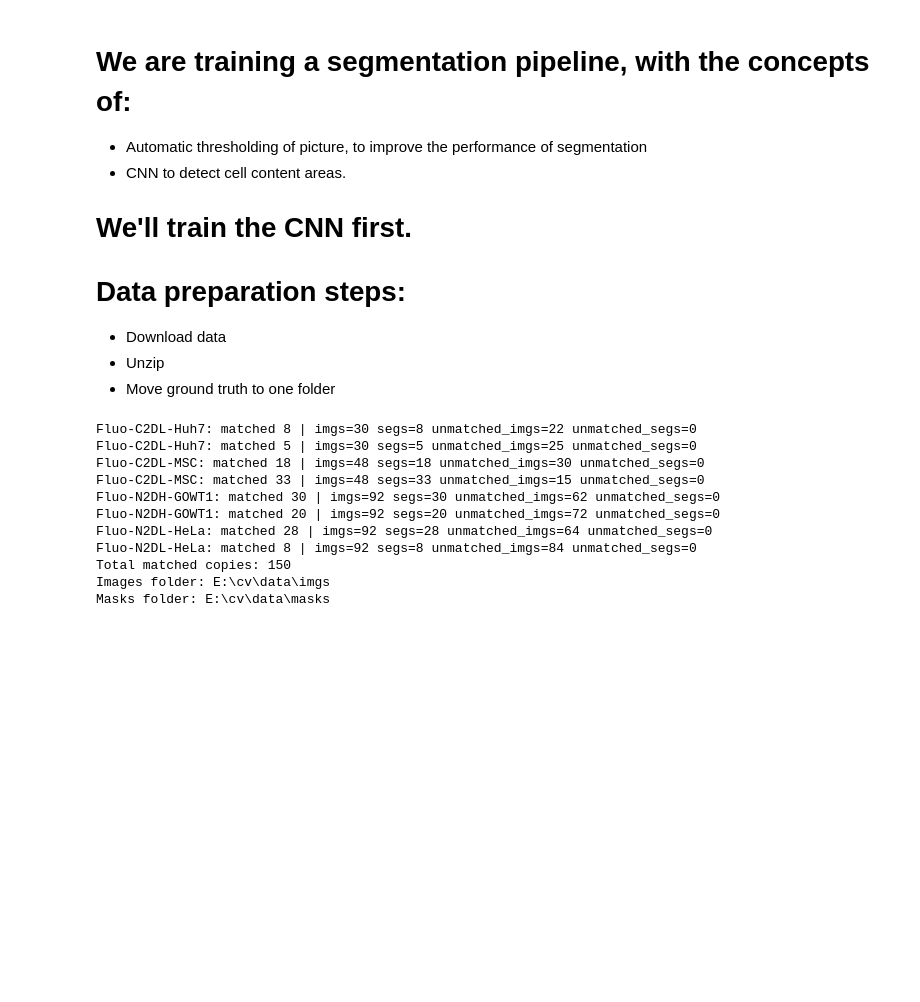
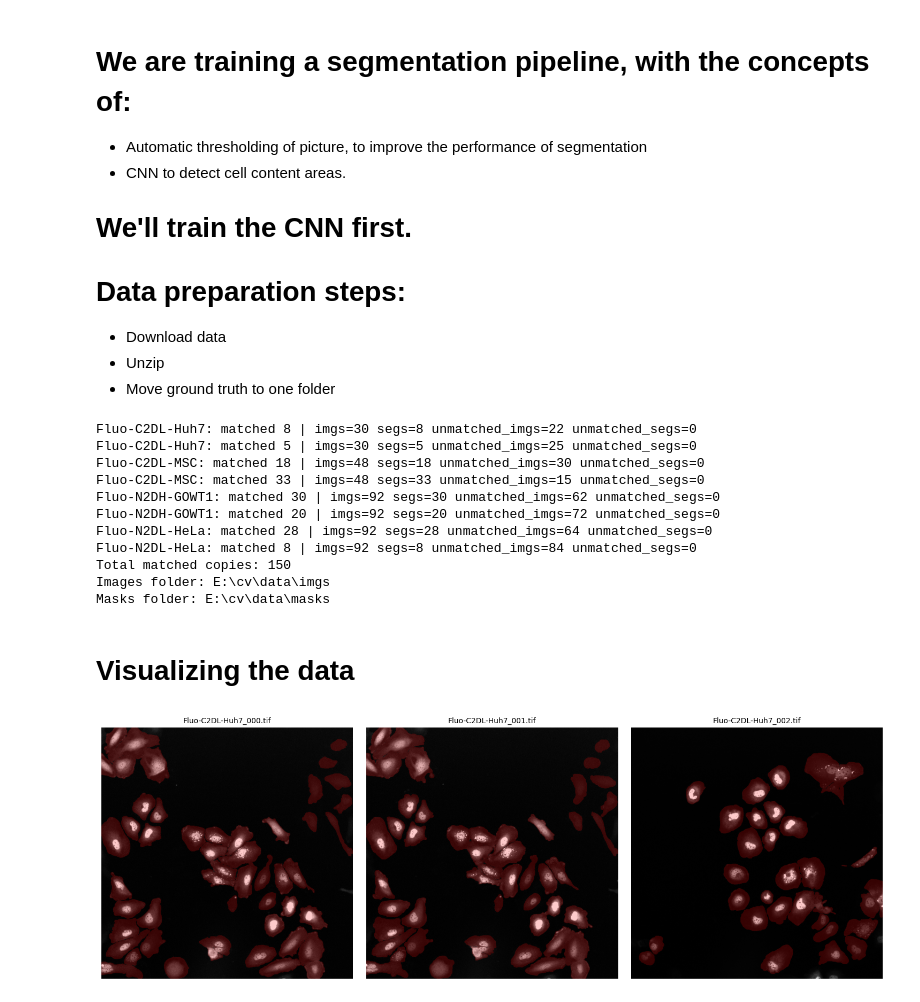
Before and after one commit to sydneycally-inclane-2812/cell-tracking-challenge-cv-project, a Jupyter notebook: src/data-preparation/main.ipynb, the cells around one changed output. Drawn from its saved outputs; the diff is of its cells as text; code cells hidden in the pictures; blank space fills up the shorter version.

```diff
--- a/src/data-preparation/main.ipynb
+++ b/src/data-preparation/main.ipynb
@@ -199,3 +209,48 @@ Fluo-N2DL-HeLa: matched 8 | imgs=92 segs=8 unmatched_imgs=84 unmatched_segs=0
 Total matched copies: 150
 Images folder: E:\cv\data\imgs
 Masks folder: E:\cv\data\masks
+# %% [markdown]
+# Visualizing the data
+# %%
+import tifffile as tiff
+import imagecodecs
+
+# Get first 3 image-mask pairs
+img_files = sorted(list(OUT_IMGS.glob('*')))
+mask_files = sorted(list(OUT_MASKS.glob('*')))
+
+# Filter to first 3 matching pairs
+sample_count = min(3, len(img_files), len(mask_files))
+sample_img_files = img_files[:sample_count]
+sample_mask_files = mask_files[:sample_count]
+
+fig, axes = plt.subplots(1, sample_count, figsize=(15, 5))
+if sample_count == 1:
+    axes = [axes]
+
+for idx, (img_path, mask_path) in enumerate(zip(sample_img_files, sample_mask_files)):
+    img = tiff.imread(img_path)
+    mask = tiff.imread(mask_path)
+
+    # Normalize image to 0-1 for display
+    img_norm = (img.astype(float) - img.min()) / (img.max() - img.min() + 1e-6)
+
+    # Normalize mask: binary or label map
+    mask_norm = (mask.astype(float) - mask.min()) / (mask.max() - mask.min() + 1e-6)
+    mask_norm = np.where(mask_norm > 0, 1.0, 0.0)  # Binary
+
+    # Convert grayscale to RGB for overlay
+    img_rgb = np.stack([img_norm] * 3, axis=-1)
+    mask_rgb = np.stack([mask_norm, np.zeros_like(mask_norm), np.zeros_like(mask_norm)], axis=-1)
+
+    # Blend: image + red mask at 0.1 opacity
+    blended = img_rgb * 0.8 + mask_rgb * 0.2
+
+    axes[idx].imshow(blended, cmap='gray')
+    axes[idx].set_title(f'{img_path.name}', fontsize=10)
+    axes[idx].axis('off')
+
+plt.tight_layout()
+plt.show()
+# %% [output]
+[figure, added]
```
Also changed, not shown: parts of 7 cells of this notebook, 8 other files.
